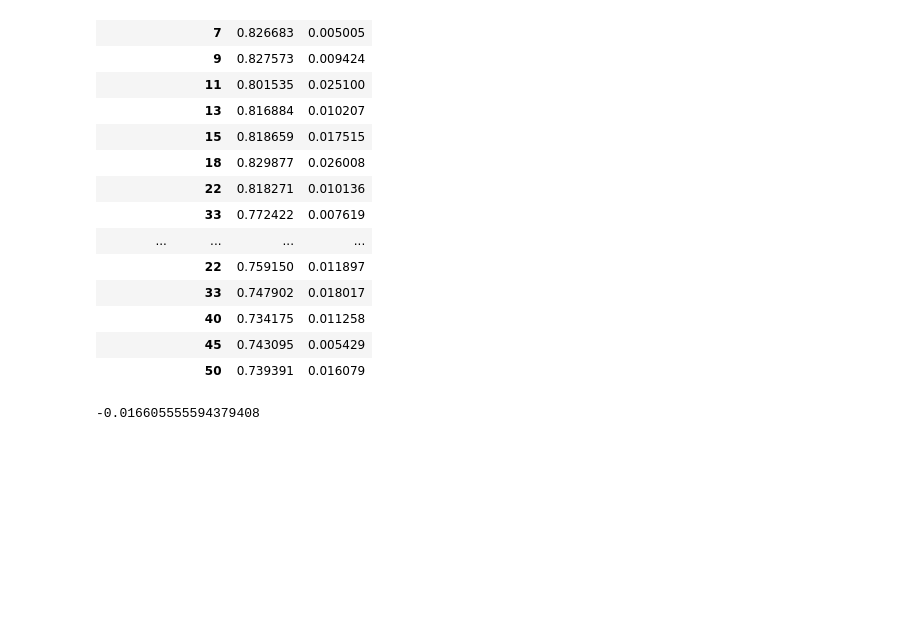
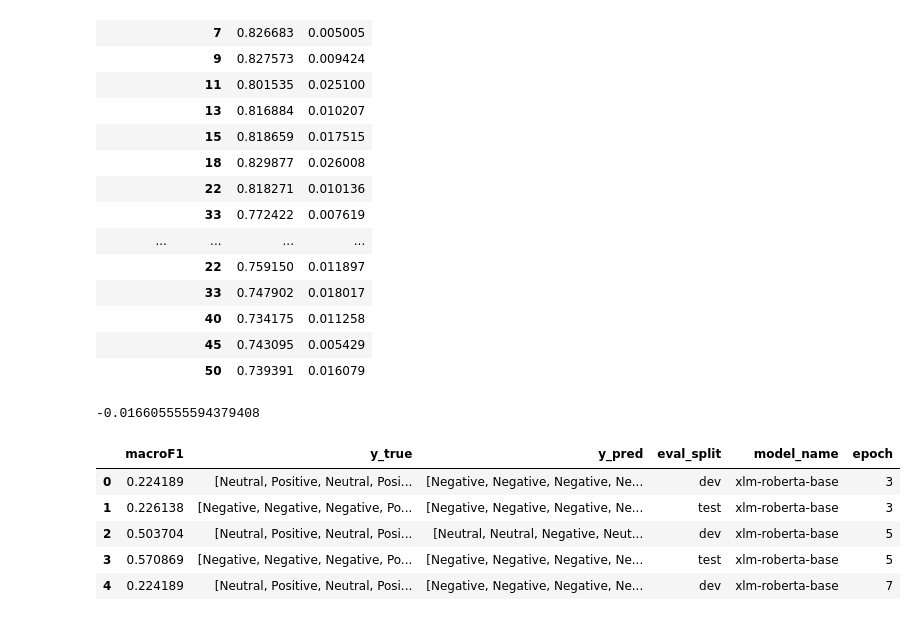
Before and after one commit to 5roop/task10, a Jupyter notebook: 002_2_reevaluation_bertic_csebert.ipynb, the cells around one changed output. Saved outputs shown, nothing was run; the diff lists cells and outputs as text; code cells hidden in the pictures; blank space fills up the shorter version.

Commit message:
Add xlm roberta hyperoptimization

```diff
--- a/002_2_reevaluation_bertic_csebert.ipynb
+++ b/002_2_reevaluation_bertic_csebert.ipynb
@@ -136,3 +136,28 @@ df.groupby("eval_split,epoch".split(",")).agg([np.mean, np.std])
 10*np.log10((0.761964)/(0.764883))
 # %% [output]
 -0.016605555594379408
+# %%
+import pandas as pd
+
+with open("002_results_dev_test_xlmrobertabase2.jsonl", "r") as f:
+    contents = f.readlines()
+from ast import literal_eval
+contents = [literal_eval(i) for i in contents]
+
+df = pd.DataFrame(data=contents)
+
+from sklearn.metrics import f1_score
+
+df["macroF1"] = df.apply(
+    lambda row: f1_score(row["y_true"],
+    row["y_pred"], average="macro", labels = "Positive Negative Neutral".split()
+    ), axis=1
+)
+df.head()
+# %% [output]
+|  | macroF1 | y_true | y_pred | eval_split | model_name | epoch |
+| 0 | 0.224189 | [Neutral, Positive, Neutral, Posi... | [Negative, Negative, Negative, Ne... | dev | xlm-roberta-base | 3 |
+| 1 | 0.226138 | [Negative, Negative, Negative, Po... | [Negative, Negative, Negative, Ne... | test | xlm-roberta-base | 3 |
+| 2 | 0.503704 | [Neutral, Positive, Neutral, Posi... | [Neutral, Neutral, Negative, Neut... | dev | xlm-roberta-base | 5 |
+| 3 | 0.570869 | [Negative, Negative, Negative, Po... | [Negative, Negative, Negative, Ne... | test | xlm-roberta-base | 5 |
+| 4 | 0.224189 | [Neutral, Positive, Neutral, Posi... | [Negative, Negative, Negative, Ne... | dev | xlm-roberta-base | 7 |
```
Also changed, not shown: parts of 1 cell of this notebook, 3 other files.
